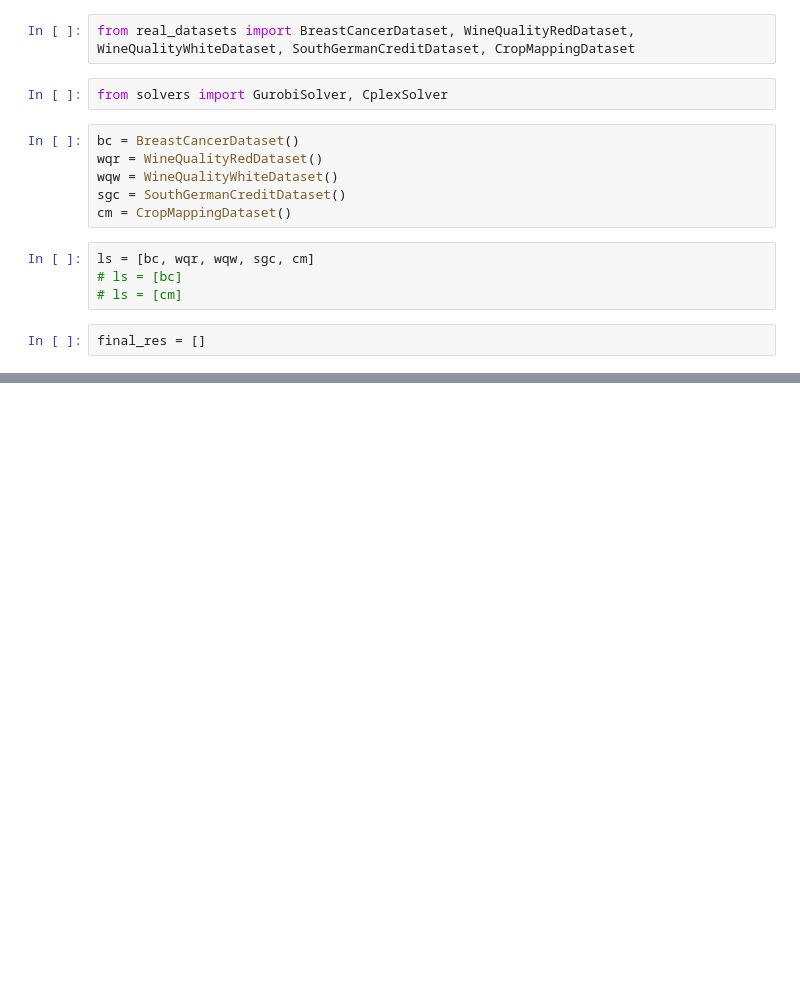
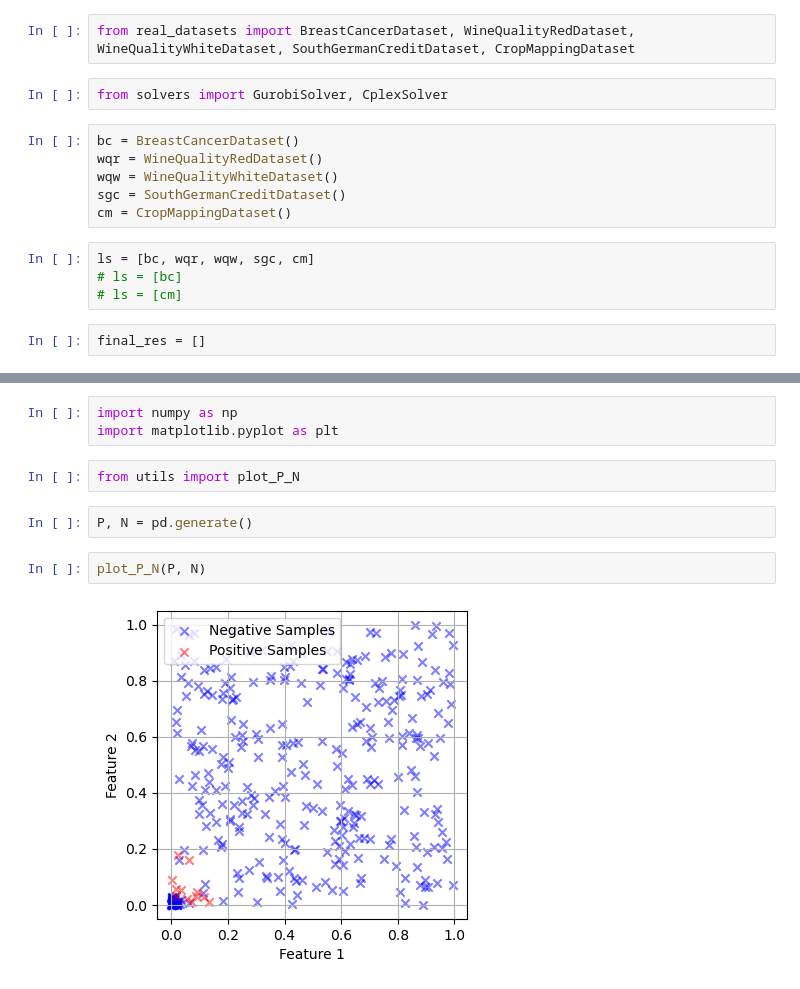
Before and after one commit to aarishshahmohsin/case, a Jupyter notebook: src/Compare and Fetch Results.ipynb, the cells around one changed output, grey strips where cells are left out. Cells and saved outputs as stored; diff of their text form; blank space fills up the shorter version.

```diff
--- a/src/Compare and Fetch Results.ipynb
+++ b/src/Compare and Fetch Results.ipynb
@@ -44,0 +96,11 @@ final_res
+# %%
+import numpy as np
+import matplotlib.pyplot as plt
+# %%
+from utils import plot_P_N
+# %%
+P, N = pd.generate()
+# %%
+plot_P_N(P, N)
+# %% [output]
+[figure, added]
```
Also changed, not shown: parts of 8 cells of this notebook, 9 other files.
